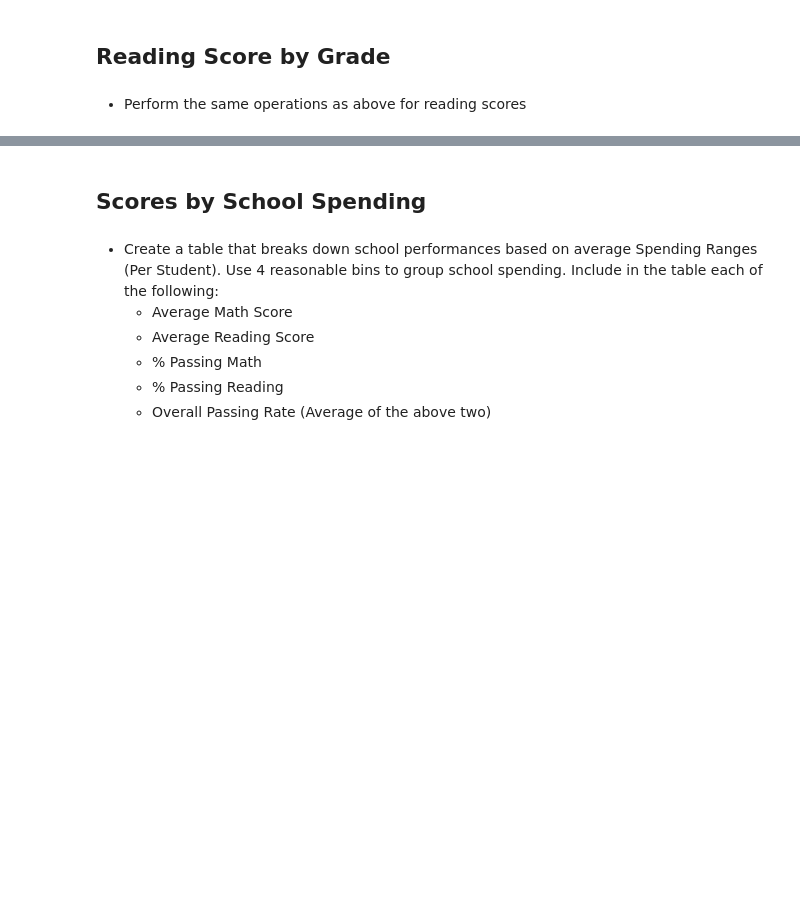
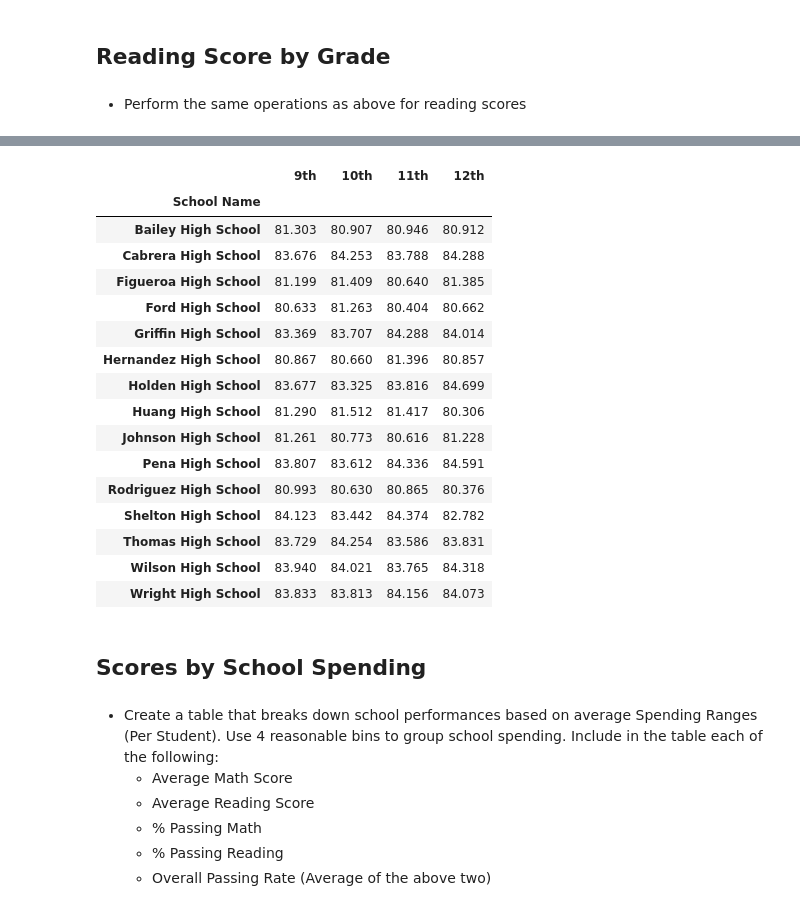
Before and after one commit to JoeKell/AreaSchoolAnalysis, a Jupyter notebook: PyCitySchools/PyCitySchools_final.ipynb, the cells around one changed output, grey strips where cells are left out. Cells and saved outputs as stored; diff of their text form; code cells hidden in the pictures; blank space fills up the shorter version.

```diff
--- a/PyCitySchools/PyCitySchools_final.ipynb
+++ b/PyCitySchools/PyCitySchools_final.ipynb
@@ -227,3 +218,30 @@ school_summary.sort_values(["Percent Overall Passing"],ignore_index=True).head()
+# %%
+#All calculated inline from the merged table at the beginning of the notebook
+reading_df = pd.DataFrame({
+    "9th": (school_data_complete.loc[school_data_complete["grade"]=='9th',:].groupby(["School Name"])["reading_score"].sum()/school_data_complete.loc[school_data_complete["grade"]=='9th',:].groupby(["School Name"])["reading_score"].count()).map("{:.3f}".format),
+    "10th": (school_data_complete.loc[school_data_complete["grade"]=='10th',:].groupby(["School Name"])["reading_score"].sum()/school_data_complete.loc[school_data_complete["grade"]=='10th',:].groupby(["School Name"])["reading_score"].count()).map("{:.3f}".format),
+    "11th":(school_data_complete.loc[school_data_complete["grade"]=='11th',:].groupby(["School Name"])["reading_score"].sum()/school_data_complete.loc[school_data_complete["grade"]=='11th',:].groupby(["School Name"])["reading_score"].count()).map("{:.3f}".format),
+    "12th":(school_data_complete.loc[school_data_complete["grade"]=='12th',:].groupby(["School Name"])["reading_score"].sum()/school_data_complete.loc[school_data_complete["grade"]=='12th',:].groupby(["School Name"])["reading_score"].count()).map("{:.3f}".format)
+})
+reading_df
+# %% [output]
+|  | 9th | 10th | 11th | 12th |
+| School Name |  |  |  |  |
+| Bailey High School | 81.303 | 80.907 | 80.946 | 80.912 |
+| Cabrera High School | 83.676 | 84.253 | 83.788 | 84.288 |
+| Figueroa High School | 81.199 | 81.409 | 80.640 | 81.385 |
+| Ford High School | 80.633 | 81.263 | 80.404 | 80.662 |
+| Griffin High School | 83.369 | 83.707 | 84.288 | 84.014 |
+| Hernandez High School | 80.867 | 80.660 | 81.396 | 80.857 |
+| Holden High School | 83.677 | 83.325 | 83.816 | 84.699 |
+| Huang High School | 81.290 | 81.512 | 81.417 | 80.306 |
+| Johnson High School | 81.261 | 80.773 | 80.616 | 81.228 |
+| Pena High School | 83.807 | 83.612 | 84.336 | 84.591 |
+| Rodriguez High School | 80.993 | 80.630 | 80.865 | 80.376 |
+| Shelton High School | 84.123 | 83.442 | 84.374 | 82.782 |
+| Thomas High School | 83.729 | 84.254 | 83.586 | 83.831 |
+| Wilson High School | 83.940 | 84.021 | 83.765 | 84.318 |
+| Wright High School | 83.833 | 83.813 | 84.156 | 84.073 |
 # %% [markdown]
 ## Scores by School Spending
 # %% [markdown]
```
Also changed, not shown: parts of 4 cells of this notebook, 1 other file.
